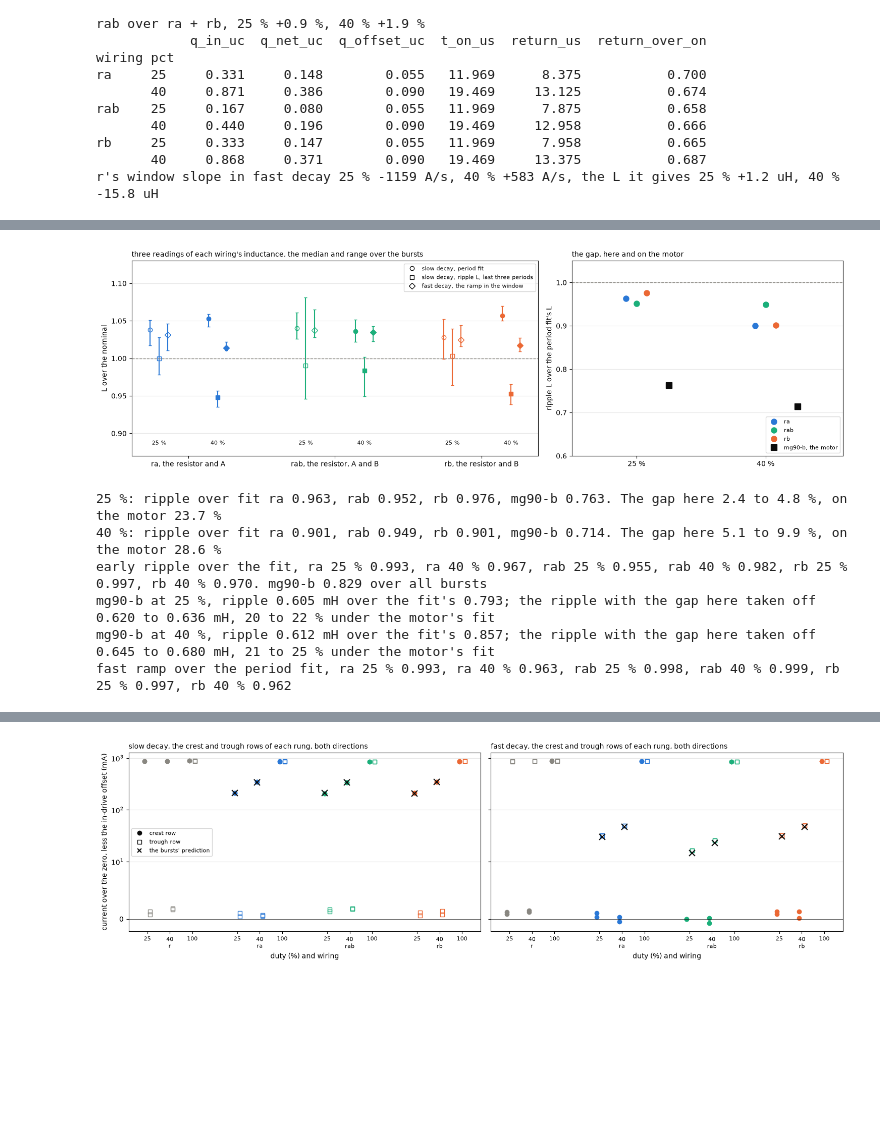
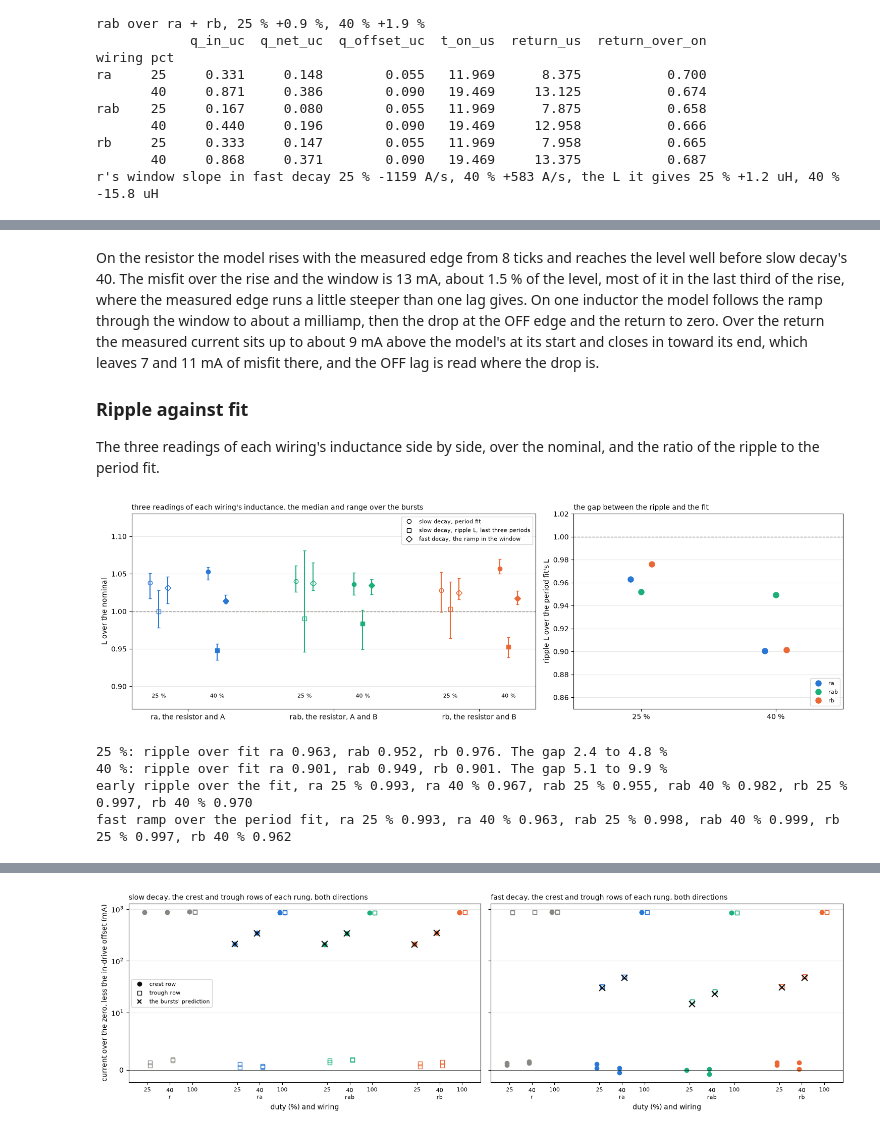
Before and after one commit to OpenServoCore/notebooks, a Jupyter notebook: stages/1-board/bridge-states/bridge-states.ipynb, the cells around one changed output, grey strips where cells are left out. Saved outputs shown, nothing was run; the diff lists cells and outputs as text; code cells hidden in the pictures; blank space fills up the shorter version.

```diff
--- a/stages/1-board/bridge-states/bridge-states.ipynb
+++ b/stages/1-board/bridge-states/bridge-states.ipynb
@@ -1011,52 +1217,46 @@ The three readings of each wiring's inductance side by side, over the nominal, a
+# %% [markdown]
+On the resistor the model rises with the measured edge from 8 ticks and reaches the level well before slow decay's 40. The misfit over the rise and the window is 13 mA, about 1.5 % of the level, most of it in the last third of the rise, where the measured edge runs a little steeper than one lag gives. On one inductor the model follows the ramp through the window to about a milliamp, then the drop at the OFF edge and the return to zero. Over the return the measured current sits up to about 9 mA above the model's at its start and closes in toward its end, which leaves 7 and 11 mA of misfit there, and the OFF lag is read where the drop is.
+
+### Ripple against fit
+
+The three readings of each wiring's inductance side by side, over the nominal, and the ratio of the ripple to the period fit.
 # %%
-# three readings of one inductance per wiring and duty, each over the nominal, and the ripple over the fit here and on the motor
+# three readings of one inductance per wiring and duty, each over the nominal, and the ripple over the fit
 fig, ax = plt.subplots(1, 2, figsize=(15, 4.6), gridspec_kw={"width_ratios": [3, 2]})
 EST = (("fit", "slow decay, period fit", "o"), ("ripple", "slow decay, ripple L, last three periods", "s"), ("fast", "fast decay, the ramp in the window", "D"))
 for j, w in enumerate(INDUCTORS):
     for pct, dx in zip(DUTIES, (-0.2, 0.2)):
         vals = {"fit": (SUM.loc[(w, pct), "l_mh"], SUM.loc[(w, pct), "l_lo"], SUM.loc[(w, pct), "l_hi"]),
                 "ripple": (SUM.loc[(w, pct), "l_ripple_mh"], SUM.loc[(w, pct), "rip_lo"], SUM.loc[(w, pct), "rip_hi"]),
                 "fast": (FSUM.loc[(w, pct), "l_mh"], FSUM.loc[(w, pct), "l_lo"], FSUM.loc[(w, pct), "l_hi"])}
         for i_, (key, lab, mk) in enumerate(EST):
             v, lo, hi = (x / L_NOM[w] for x in vals[key])
             ax[0].errorbar(j + dx + (i_ - 1) * 0.06, v, yerr=[[v - lo], [hi - v]], fmt=mk, ms=6, color=COLOR[w], mfc=COLOR[w] if pct == 40 else "none", capsize=2)
     ax[0].text(j - 0.2, 0.885, "25 %", ha="center", fontsize=8); ax[0].text(j + 0.2, 0.885, "40 %", ha="center", fontsize=8)
 ax[0].axhline(1, color=MUTED, lw=1, ls="--")
 ax[0].set_xticks(range(len(INDUCTORS)), [f"{w}, {WIRINGS[w]}" for w in INDUCTORS]); ax[0].set_ylim(0.87, 1.13)
 ax[0].set_ylabel("L over the nominal"); ax[0].grid(alpha=0.3, axis="y")
 ax[0].legend(handles=[Line2D([], [], ls="none", marker=mk, color=INK, mfc="none", label=lab) for key, lab, mk in EST], fontsize=8, loc="upper right")
 ax[0].set_title("three readings of each wiring's inductance, the median and range over the bursts", loc="left", fontsize=10)
 
 RATIO = {(w, p): SUM.loc[(w, p), "l_ripple_mh"] / SUM.loc[(w, p), "l_mh"] for w in INDUCTORS for p in DUTIES}
-MOTOR_RATIO = {p: np.mean([IND["l_ripple_mh_by_duty_sign"][f"{p}_{s}"] / IND["l_mh_by_duty_sign"][f"{p}_{s}"] for s in ("fwd", "rev")]) for p in DUTIES}
 for x, pct in enumerate(DUTIES):
     for j, w in enumerate(INDUCTORS):
         ax[1].plot(x + (j - 1) * 0.08, RATIO[(w, pct)], "o", ms=8, color=COLOR[w], label=w if x == 0 else None)
-    ax[1].plot(x + 0.25, MOTOR_RATIO[pct], "s", ms=9, color=INK, label="mg90-b, the motor" if x == 0 else None)
 ax[1].axhline(1, color=MUTED, lw=1, ls="--")
-ax[1].set_xticks(range(len(DUTIES)), [f"{p} %" for p in DUTIES]); ax[1].set_xlim(-0.5, 1.6); ax[1].set_ylim(0.6, 1.05)
+ax[1].set_xticks(range(len(DUTIES)), [f"{p} %" for p in DUTIES]); ax[1].set_xlim(-0.5, 1.5); ax[1].set_ylim(0.85, 1.02)
 ax[1].set_ylabel("ripple L over the period fit's L"); ax[1].grid(alpha=0.3, axis="y"); ax[1].legend(fontsize=8, loc="lower right")
-ax[1].set_title("the gap, here and on the motor", loc="left", fontsize=10)
+ax[1].set_title("the gap between the ripple and the fit", loc="left", fontsize=10)
 plt.tight_layout(); plt.show()
 for p in DUTIES:
     here = [RATIO[(w, p)] for w in INDUCTORS]
-    print(f"{p} %: ripple over fit " + ", ".join(f"{w} {RATIO[(w, p)]:.3f}" for w in INDUCTORS) + f", mg90-b {MOTOR_RATIO[p]:.3f}. "
-          f"The gap here {(1 - max(here)) * 100:.1f} to {(1 - min(here)) * 100:.1f} %, on the motor {(1 - MOTOR_RATIO[p]) * 100:.1f} %")
-print("early ripple over the fit, " + ", ".join(f"{w} {p} % {SUM.loc[(w, p), 'l_ripple_first_mh'] / SUM.loc[(w, p), 'l_mh']:.3f}" for w in INDUCTORS for p in DUTIES)
-      + f". mg90-b {IND['l_ripple_first_mh']['value'] / IND['l_mh']['value']:.3f} over all bursts")
-for p in DUTIES:
-    rip_m = np.mean([IND["l_ripple_mh_by_duty_sign"][f"{p}_{s}"] for s in ("fwd", "rev")])
-    fit_m = np.mean([IND["l_mh_by_duty_sign"][f"{p}_{s}"] for s in ("fwd", "rev")])
-    lo, hi = rip_m / max(RATIO[(w, p)] for w in INDUCTORS), rip_m / min(RATIO[(w, p)] for w in INDUCTORS)
-    print(f"mg90-b at {p} %, ripple {rip_m:.3f} mH over the fit's {fit_m:.3f}; the ripple with the gap here taken off {lo:.3f} to {hi:.3f} mH, "
-          f"{(1 - hi / fit_m) * 100:.0f} to {(1 - lo / fit_m) * 100:.0f} % under the motor's fit")
+    print(f"{p} %: ripple over fit " + ", ".join(f"{w} {RATIO[(w, p)]:.3f}" for w in INDUCTORS) + f". The gap {(1 - max(here)) * 100:.1f} to {(1 - min(here)) * 100:.1f} %")
+print("early ripple over the fit, " + ", ".join(f"{w} {p} % {SUM.loc[(w, p), 'l_ripple_first_mh'] / SUM.loc[(w, p), 'l_mh']:.3f}" for w in INDUCTORS for p in DUTIES))
 print("fast ramp over the period fit, " + ", ".join(f"{w} {p} % {FSUM.loc[(w, p), 'l_mh'] / SUM.loc[(w, p), 'l_mh']:.3f}" for w in INDUCTORS for p in DUTIES))
 # %% [output]
-[figure, old version]
+[figure, new version]
-25 %: ripple over fit ra 0.963, rab 0.952, rb 0.976, mg90-b 0.763. The gap here 2.4 to 4.8 %, on the motor 23.7 %
-40 %: ripple over fit ra 0.901, rab 0.949, rb 0.901, mg90-b 0.714. The gap here 5.1 to 9.9 %, on the motor 28.6 %
-early ripple over the fit, ra 25 % 0.993, ra 40 % 0.967, rab 25 % 0.955, rab 40 % 0.982, rb 25 % 0.997, rb 40 % 0.970. mg90-b 0.829 over all bursts
-mg90-b at 25 %, ripple 0.605 mH over the fit's 0.793; the ripple with the gap here taken off 0.620 to 0.636 mH, 20 to 22 % under the motor's fit
-mg90-b at 40 %, ripple 0.612 mH over the fit's 0.857; the ripple with the gap here taken off 0.645 to 0.680 mH, 21 to 25 % under the motor's fit
+25 %: ripple over fit ra 0.963, rab 0.952, rb 0.976. The gap 2.4 to 4.8 %
+40 %: ripple over fit ra 0.901, rab 0.949, rb 0.901. The gap 5.1 to 9.9 %
+early ripple over the fit, ra 25 % 0.993, ra 40 % 0.967, rab 25 % 0.955, rab 40 % 0.982, rb 25 % 0.997, rb 40 % 0.970
 fast ramp over the period fit, ra 25 % 0.993, ra 40 % 0.963, rab 25 % 0.998, rab 40 % 0.999, rb 25 % 0.997, rb 40 % 0.962
 # %% [markdown]
```
Also changed, not shown: parts of 23 cells of this notebook, 3 other files.
